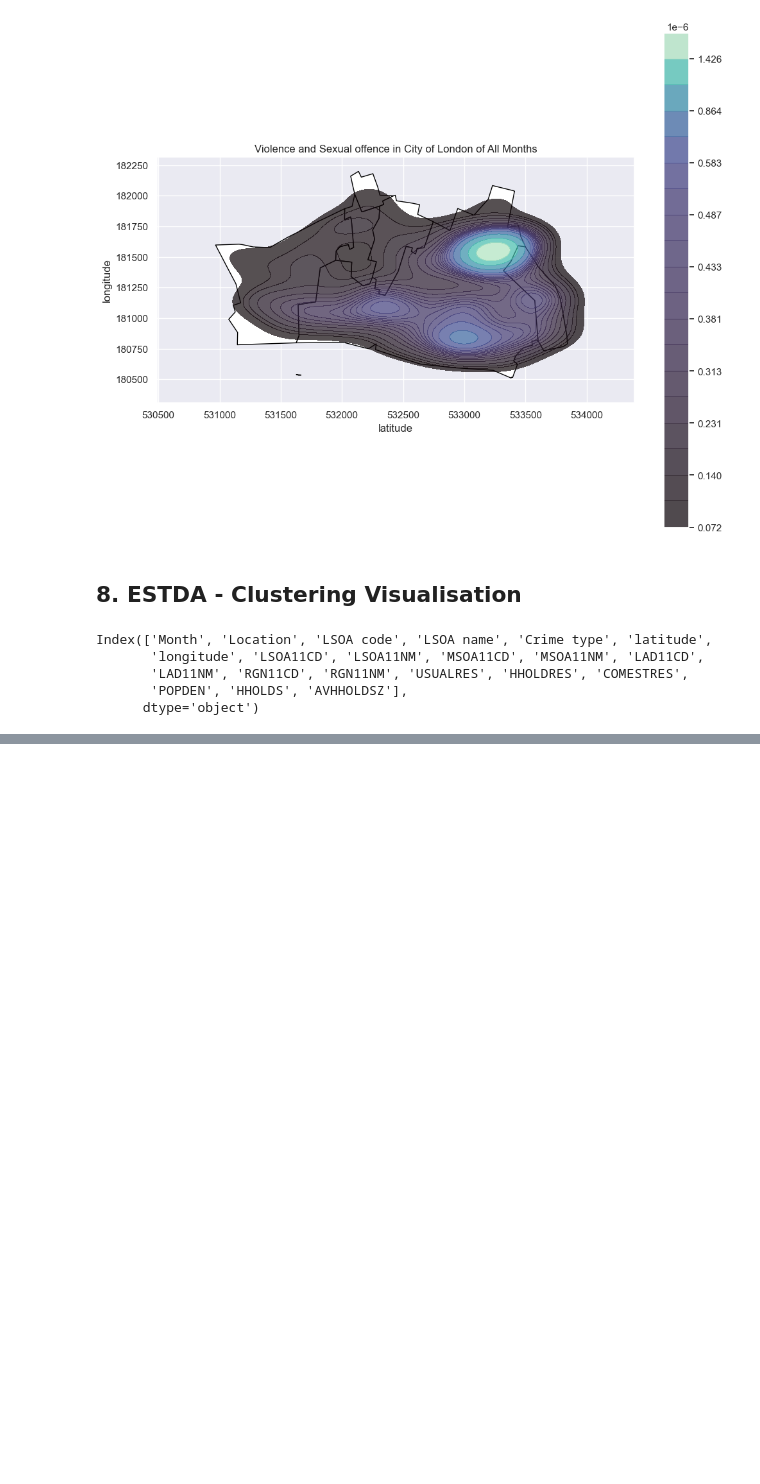
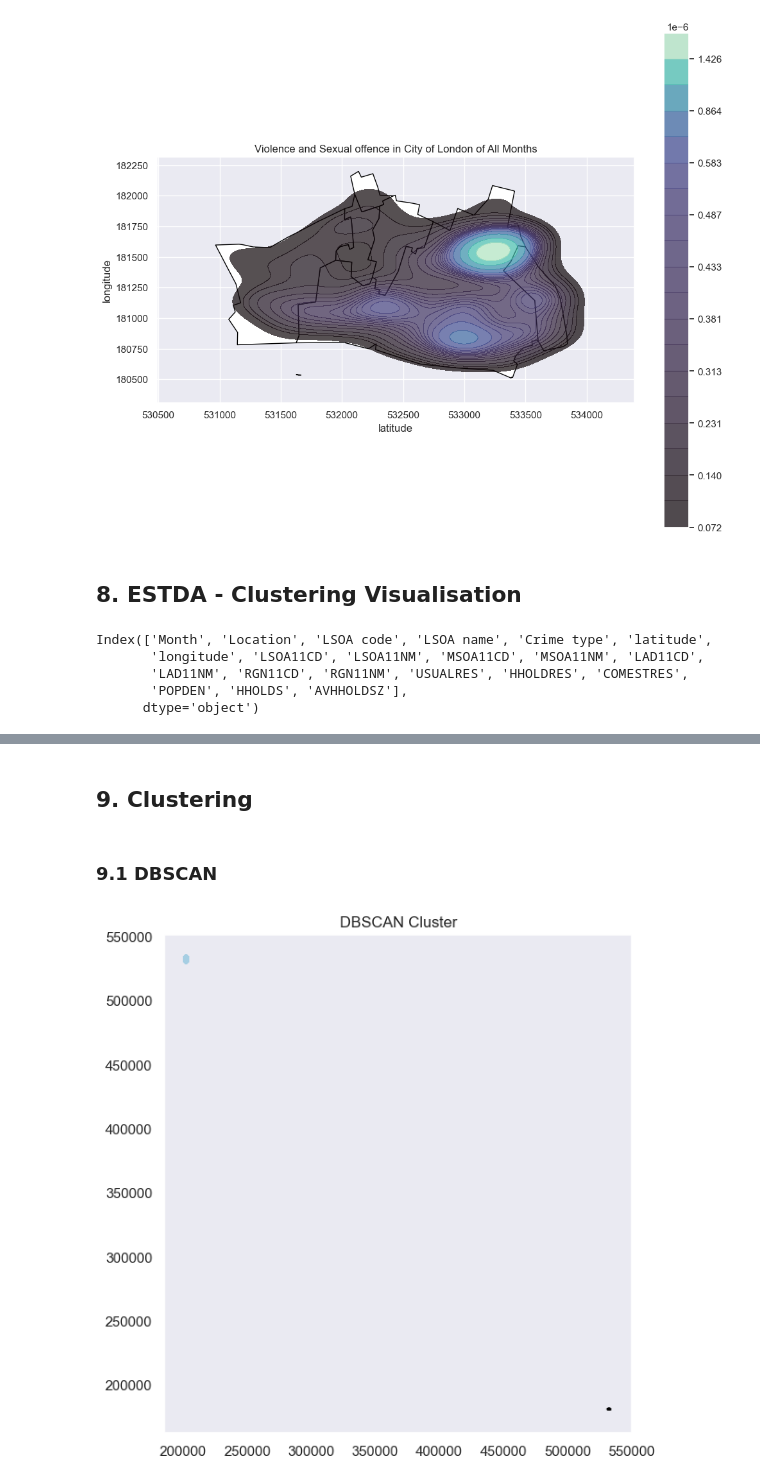
Before and after one commit to AlinZohari/STDM, a Jupyter notebook: stdm_crime.ipynb, the cells around one changed output, grey strips where cells are left out. Saved outputs shown, nothing was run; the diff lists cells and outputs as text; code cells hidden in the pictures; blank space fills up the shorter version.

Commit message:
attempt doing DBSCAN until plotting - problem with plotting

```diff
--- a/stdm_crime.ipynb
+++ b/stdm_crime.ipynb
@@ -499,4 +500,4 @@ Index(['Month', 'Location', 'LSOA code', 'LSOA name', 'Crime type', 'latitude',
        'POPDEN', 'HHOLDS', 'AVHHOLDSZ'],
       dtype='object')
 # %%
-vso_final = vso_gdf_clipped.drop(vso_gdf_clipped.columns[[2,4,7,8,9,10,11,12,13,14,15,16,17,18,19,20]], axis=1)
+vso_final = vso_gdf_clipped.drop(vso_gdf_clipped.columns[[1,2,3,4,7,8,9,10,11,12,13,14,15,16,17,18,19,20]], axis=1)
@@ -519,6 +519,0 @@ vso_final
-# %%
-#making the Month column into a numeric
-#define a dictionary to map old month values to new ones
-month_dict = {'2021-05': '1', '2021-06': '2', '2021-07': '3', '2021-08': '4', '2021-09': '5', '2021-10': '6', '2021-11': '7', '2021-12': '8', '2022-01': '9', '2022-02': '10', '2022-03': '11', '2022-04': '12','2022-05': '13'}
-
-vso_final['Month'] = vso_final['Month'].map(month_dict)
@@ -544,3 +523,7 @@ import plotly.express as px
 df = vso_final
 fig = px.scatter_3d(df, x='latitude', y='longitude', z='Month', color='Month')
 fig.show()
+# %%
+#converting dataframe to array
+vso_array = vso_final.to_numpy()
+vso_array
@@ -546,0 +556,40 @@ fig.show()
+# %% [markdown]
+
+## 9. Clustering
+# %% [markdown]
+### 9.1 DBSCAN
+# %%
+#defining a function for plotting
+def plot(array, labels, title):
+    city_of_london_shp.plot(color='white', edgecolor='black')
+    colors=['#a6cee3','#1f78b4','#b2df8a','#33a02c','#fb9a99','#e31a1c','#fdbf6f','#ff7f00','#cab2d6','#6a3d9a']
+    #play around more for this colors
+
+#adapted from:https://github.com/eren-ck/st_dbscan/blob/master/demo/demo.ipynb
+#find other resources
+    plt.grid()
+    for i in range(-1, len(set(labels))):
+        if i == -1:
+            col = [0, 0, 0, 1]
+        else:
+            col = colors[i % len(colors)]
+
+        clust = vso_array[np.where(labels==i)]
+
+        plt.title( title)
+        plt.scatter(clust[:,0], clust[:,1], c=[col], s=10,)
+
+
+    plt.show()
+# %%
+#fitting DBSCAN model using sklearn
+from sklearn.cluster import DBSCAN
+
+#play around with the hyperparameter
+dbscan_model= DBSCAN(eps=845, min_samples=155, metric='euclidean' ).fit(vso_final)
+
+#plot
+plot(vso_array[:,3:5], dbscan_model.labels_, 'DBSCAN Cluster')
+#selecting all rows and only the latitude and longitude of the array
+# %% [output]
+[figure, added]
```
Also changed, not shown: parts of 12 cells of this notebook.
